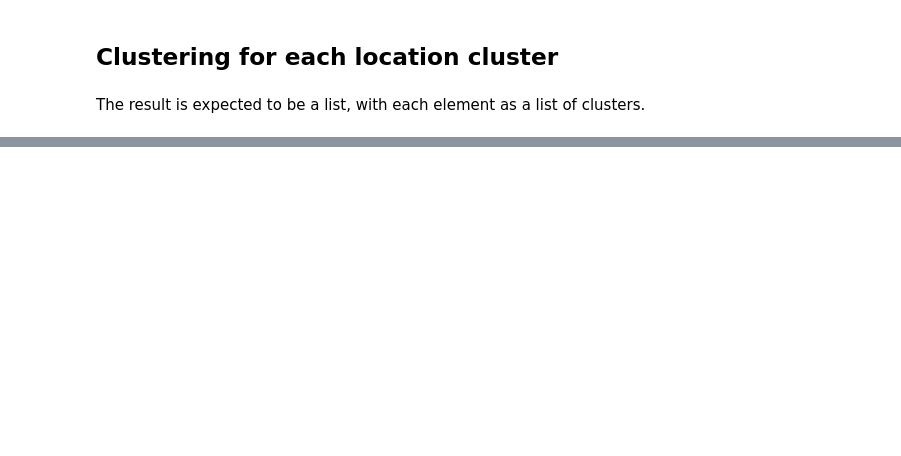
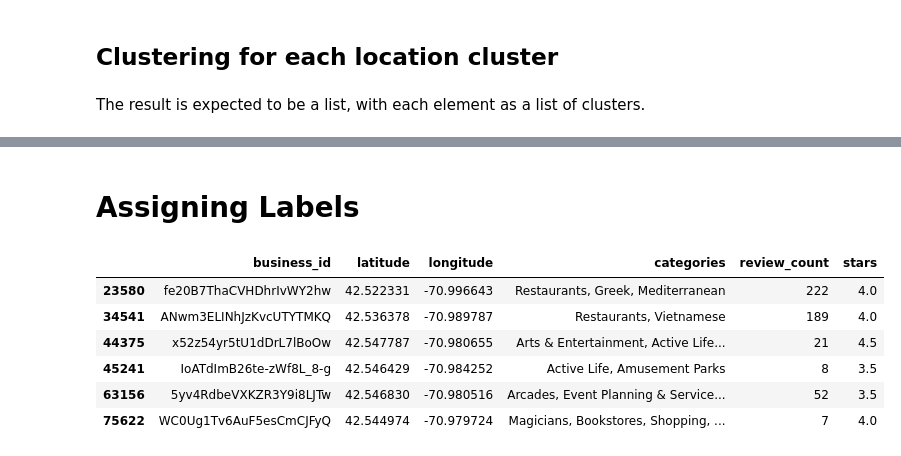
Before and after one commit to parmeet54/255-Project, a Jupyter notebook: team_project.ipynb, the cells around one changed output, grey strips where cells are left out. Cells and saved outputs as stored; diff of their text form; code cells hidden in the pictures; blank space fills up the shorter version.

```diff
--- a/team_project.ipynb
+++ b/team_project.ipynb
@@ -191,0 +171,8 @@ for i in range(0,len(clusters)):
+# %%
+for i in range(0,len(t)):
+    for each in t[i]:
+        df_test.loc[i,each] = each
+df_test.loc[0,'Wigs']
+df_test.isnull().values.any()
+df_test
+df_test.shape
@@ -191,0 +181,6 @@ for i in range(0,len(clusters)):
+# %%
+while(df_test.isnull().values.any()==True):
+    df_test.fillna(str(random.random() * 10000),inplace=True,limit=1)
+# %%
+km = KModes(n_clusters=50, init='Huang', n_init=5, verbose=1)
+clusters = km.fit_predict(df_test)
@@ -192,3 +205,13 @@ for i in range(0,len(clusters)):
+# %%
+l = [None] * len(set(clusters))
+for i in range(0,len(clusters)):
+    index = clusters[i]
+    if index != -1:
+        if l[index] == None:
+            l[index] = []
+            l[index].append(cluster_list[0].iloc(0)[i])
+        else:
+            l[index].append(cluster_list[0].iloc(0)[i])
 # %% [markdown]
 ## Clustering for each location cluster
 # %% [markdown]
@@ -243,0 +270,14 @@ cluster_list[2]
+# %% [markdown]
+# Assigning Labels
+# %%
+# Example data for testing
+clustered_df = pd.DataFrame(res[0][0])
+clustered_df
+# %% [output]
+|  | business_id | latitude | longitude | categories | review_count | stars |
+| 23580 | fe20B7ThaCVHDhrIvWY2hw | 42.522331 | -70.996643 | Restaurants, Greek, Mediterranean | 222 | 4.0 |
+| 34541 | ANwm3ELINhJzKvcUTYTMKQ | 42.536378 | -70.989787 | Restaurants, Vietnamese | 189 | 4.0 |
+| 44375 | x52z54yr5tU1dDrL7lBoOw | 42.547787 | -70.980655 | Arts & Entertainment, Active Life... | 21 | 4.5 |
+| 45241 | IoATdImB26te-zWf8L_8-g | 42.546429 | -70.984252 | Active Life, Amusement Parks | 8 | 3.5 |
+| 63156 | 5yv4RdbeVXKZR3Y9i8LJTw | 42.546830 | -70.980516 | Arcades, Event Planning & Service... | 52 | 3.5 |
+| 75622 | WC0Ug1Tv6AuF5esCmCJFyQ | 42.544974 | -70.979724 | Magicians, Bookstores, Shopping, ... | 7 | 4.0 |
```
Also changed, not shown: parts of 22 cells of this notebook.
